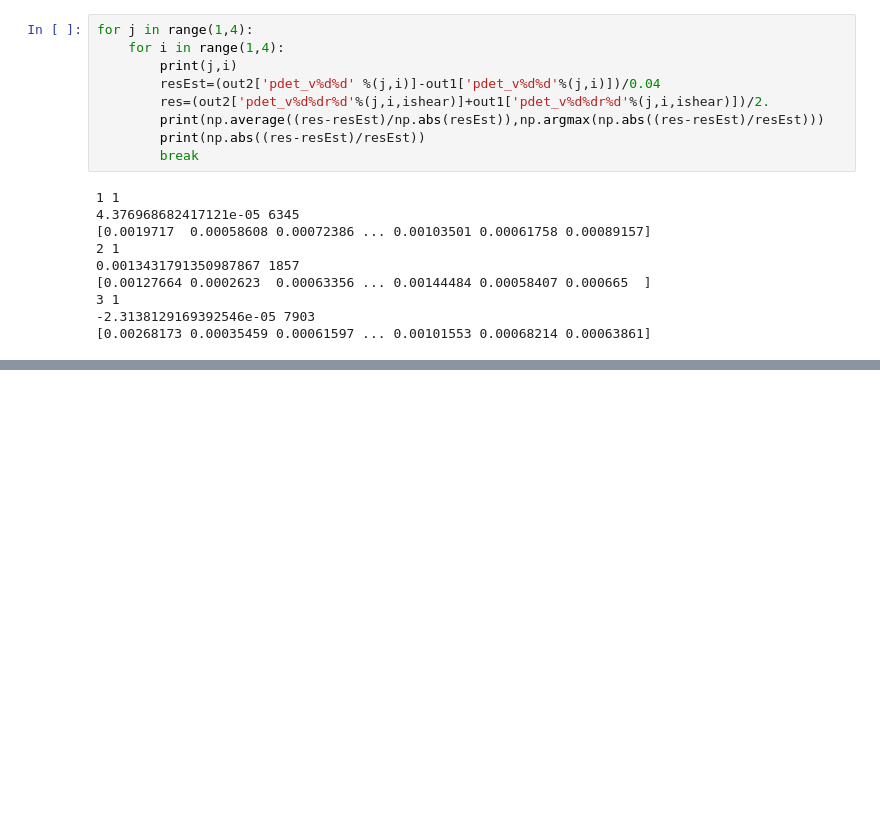
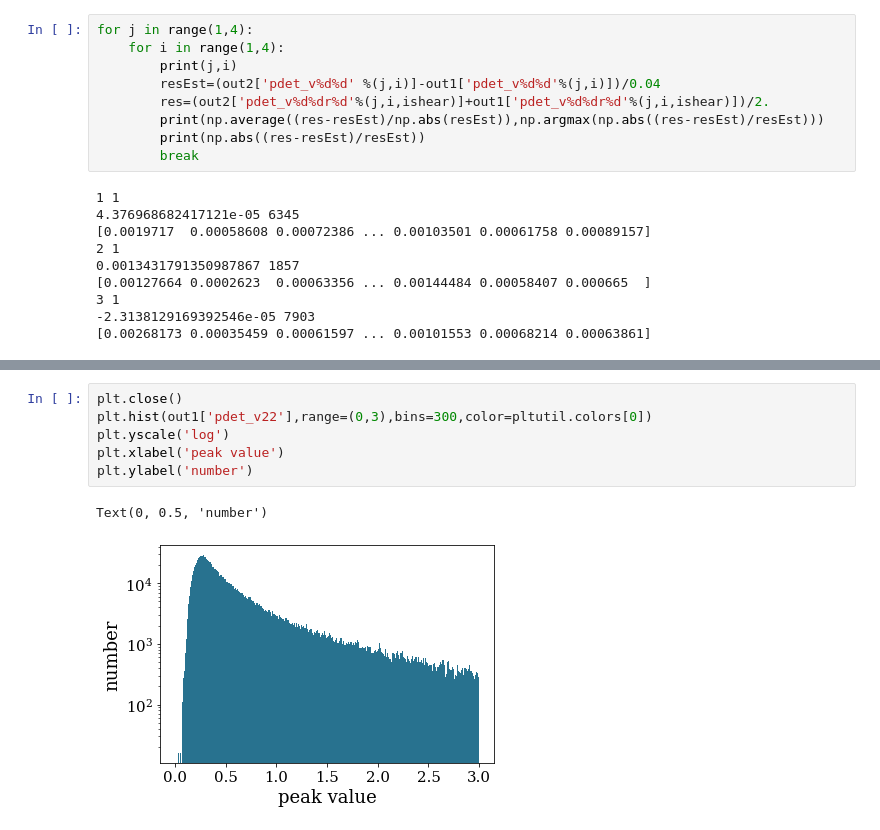
Before and after one commit to mr-superonion/FPFS_notebooks, a Jupyter notebook: 2_1_detectionfunction.ipynb, the cells around one changed output, grey strips where cells are left out. Drawn from its saved outputs; the diff is of its cells as text; blank space fills up the shorter version.

```diff
--- a/2_1_detectionfunction.ipynb
+++ b/2_1_detectionfunction.ipynb
@@ -146,0 +173,9 @@ array([  32,   32,   32, ..., 6368, 6368, 6368], dtype=int32)
+# %%
+plt.close()
+plt.hist(out1['pdet_v22'],range=(0,3),bins=300,color=pltutil.colors[0])
+plt.yscale('log')
+plt.xlabel('peak value')
+plt.ylabel('number')
+# %% [output]
+Text(0, 0.5, 'number')
+[figure, added]
```
Also changed, not shown: parts of 8 cells of this notebook, 3 other files.
